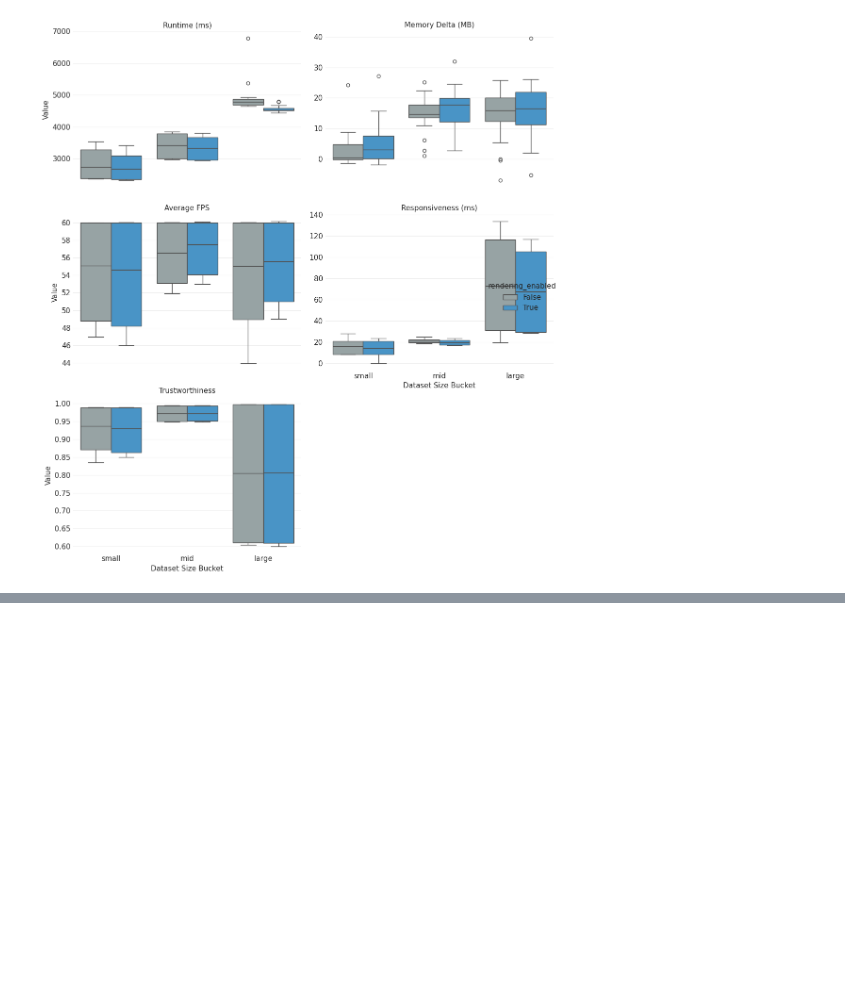
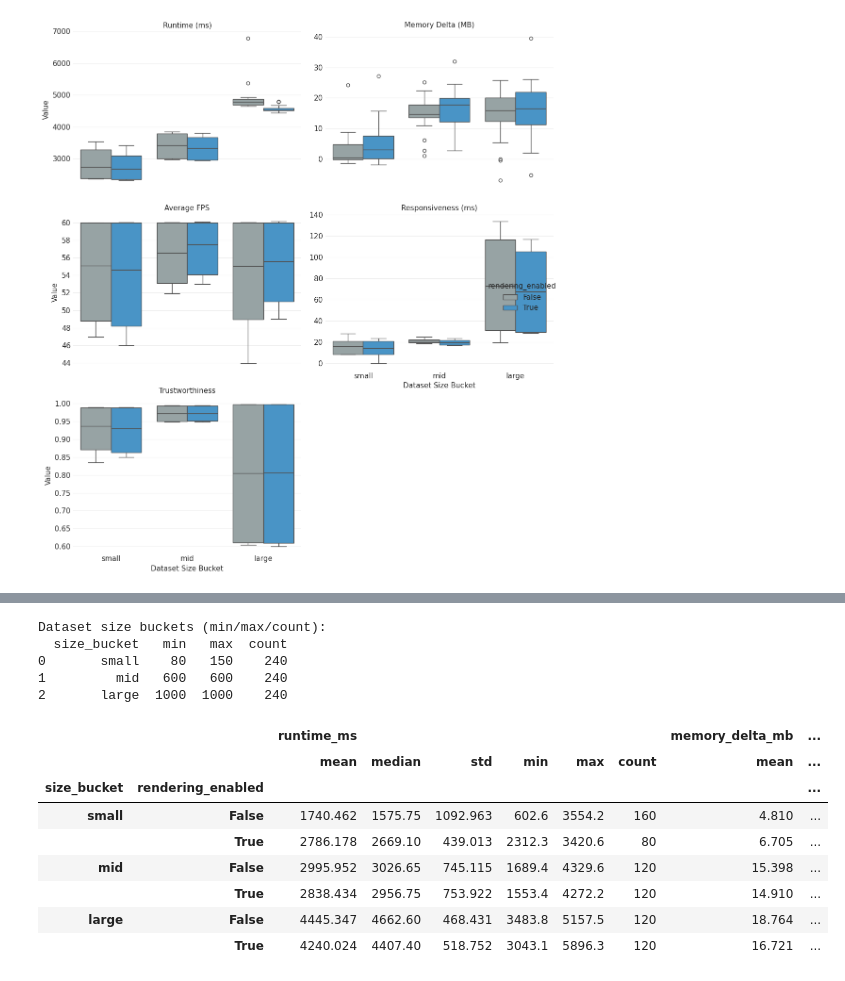
Before and after one commit to elarsaks/umap-bench, a Jupyter notebook: bench/analysis/new_analysis.ipynb, the cells around one changed output, grey strips where cells are left out. Cells and saved outputs as stored; diff of their text form; code cells hidden in the pictures; blank space fills up the shorter version.

```diff
--- a/bench/analysis/new_analysis.ipynb
+++ b/bench/analysis/new_analysis.ipynb
@@ -392,0 +545,59 @@ plt.show()
+# %%
+# Summary table of UI metrics by dataset size (small / mid / large) for WASM-enabled runs
+
+# Ensure we operate on WASM-enabled subset
+if 'df_wasm' not in globals():
+    df_wasm = df_clean[df_clean['feature'] != 'none'].copy()
+
+# Build metrics list if needed
+if 'metrics_to_plot_wasm' not in globals():
+    candidate_metrics = [
+        ('runtime_ms', 'Runtime (ms)'),
+        ('memory_delta_mb', 'Memory Delta (MB)'),
+        ('fps_avg', 'Average FPS'),
+        ('responsiveness_ms', 'Responsiveness (ms)'),
+        ('trustworthiness', 'Trustworthiness')
+    ]
+    metrics_to_plot_wasm = []
+    for col_name, label in candidate_metrics:
+        if col_name in df_wasm.columns and df_wasm[col_name].dropna().shape[0] > 0:
+            metrics_to_plot_wasm.append((col_name, label))
+
+metric_cols = [m[0] for m in metrics_to_plot_wasm]
+
+# Create size buckets
+labels = ['small', 'mid', 'large']
+try:
+    df_wasm['size_bucket'] = pd.qcut(df_wasm['dataset_size'], q=[0, 1/3, 2/3, 1], labels=labels)
+except Exception:
+    df_wasm['size_bucket'] = pd.cut(df_wasm['dataset_size'], bins=3, labels=labels)
+
+# Show thresholds for transparency
+size_bounds = df_wasm.groupby('size_bucket')['dataset_size'].agg(['min','max','count']).reset_index()
+print("Dataset size buckets (min/max/count):")
+print(size_bounds)
+
+# Aggregate metrics by size bucket and rendering enabled
+summary_wasm = (
+    df_wasm
+    .groupby(['size_bucket', 'rendering_enabled'])[metric_cols]
+    .agg(['mean', 'median', 'std', 'min', 'max', 'count'])
+    .round(3)
+)
+
+display(summary_wasm)
+# %% [output]
+Dataset size buckets (min/max/count):
+  size_bucket   min   max  count
+0       small    80   150    240
+1         mid   600   600    240
+2       large  1000  1000    240
+|  |  | runtime_ms |  |  |  |  |  | memory_delta_mb | ... |
+|  |  | mean | median | std | min | max | count | mean | ... |
+| size_bucket | rendering_enabled |  |  |  |  |  |  |  | ... |
+| small | False | 1740.462 | 1575.75 | 1092.963 | 602.6 | 3554.2 | 160 | 4.810 | ... |
+|  | True | 2786.178 | 2669.10 | 439.013 | 2312.3 | 3420.6 | 80 | 6.705 | ... |
+| mid | False | 2995.952 | 3026.65 | 745.115 | 1689.4 | 4329.6 | 120 | 15.398 | ... |
+|  | True | 2838.434 | 2956.75 | 753.922 | 1553.4 | 4272.2 | 120 | 14.910 | ... |
+| large | False | 4445.347 | 4662.60 | 468.431 | 3483.8 | 5157.5 | 120 | 18.764 | ... |
+|  | True | 4240.024 | 4407.40 | 518.752 | 3043.1 | 5896.3 | 120 | 16.721 | ... |
```
Also changed, not shown: parts of 4 cells of this notebook.
